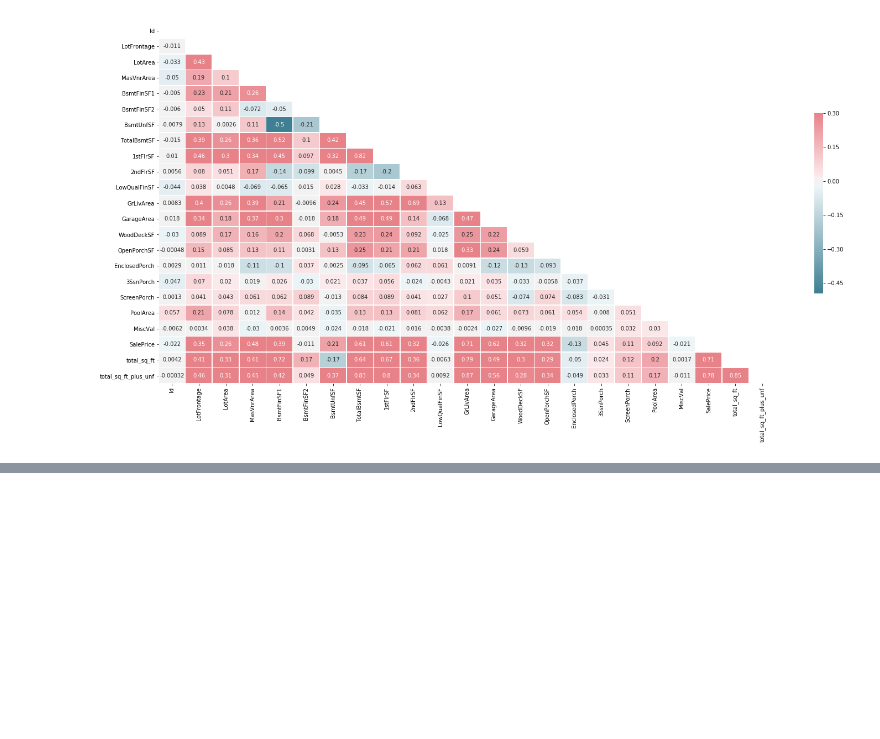
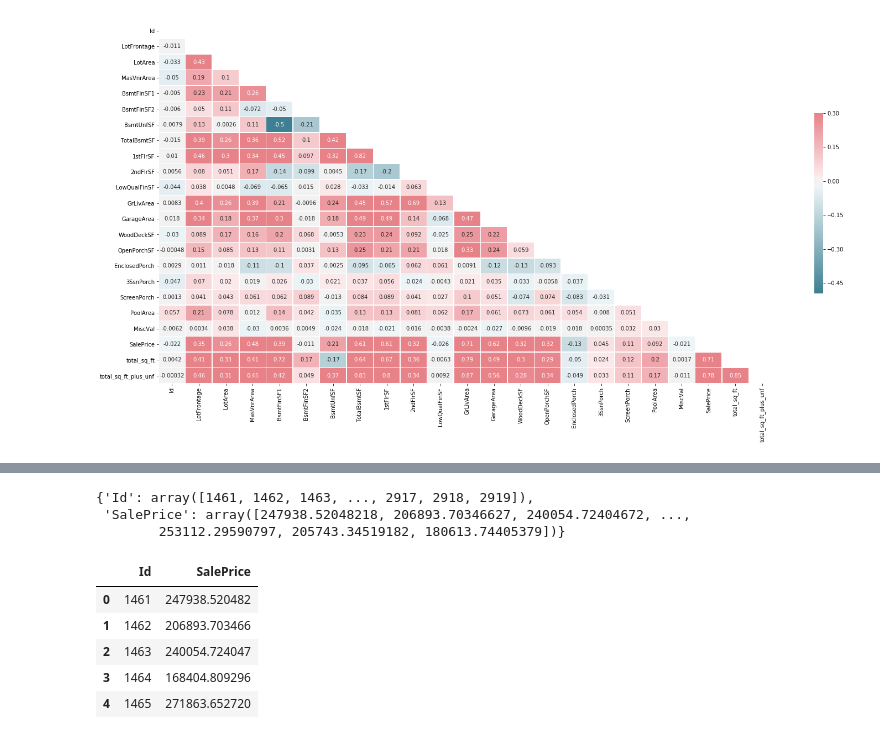
Before and after one commit to matthewcassi/kaggle_competitions, a Jupyter notebook: house_prices/initial_eda.ipynb, the cells around one changed output, grey strips where cells are left out. Drawn from its saved outputs; the diff is of its cells as text; code cells hidden in the pictures; blank space fills up the shorter version.

```diff
--- a/house_prices/initial_eda.ipynb
+++ b/house_prices/initial_eda.ipynb
@@ -345,0 +493,3 @@ plot.heatmap(nums2)
+# %%
+test_pred = gs.predict(test_df)
+test_pred
@@ -345,0 +504,17 @@ plot.heatmap(nums2)
+# %%
+df_dict = {'Id':np.array(list(test['Id'])), 'SalePrice':test_pred.ravel()}
+df_dict
+# %% [output]
+{'Id': array([1461, 1462, 1463, ..., 2917, 2918, 2919]),
+ 'SalePrice': array([247938.52048218, 206893.70346627, 240054.72404672, ...,
+        253112.29590797, 205743.34519182, 180613.74405379])}
+# %%
+sol_df = pd.DataFrame.from_dict(df_dict)
+sol_df.head()
+# %% [output]
+|  | Id | SalePrice |
+| 0 | 1461 | 247938.520482 |
+| 1 | 1462 | 206893.703466 |
+| 2 | 1463 | 240054.724047 |
+| 3 | 1464 | 168404.809296 |
+| 4 | 1465 | 271863.652720 |
```
Also changed, not shown: parts of 29 cells of this notebook.
